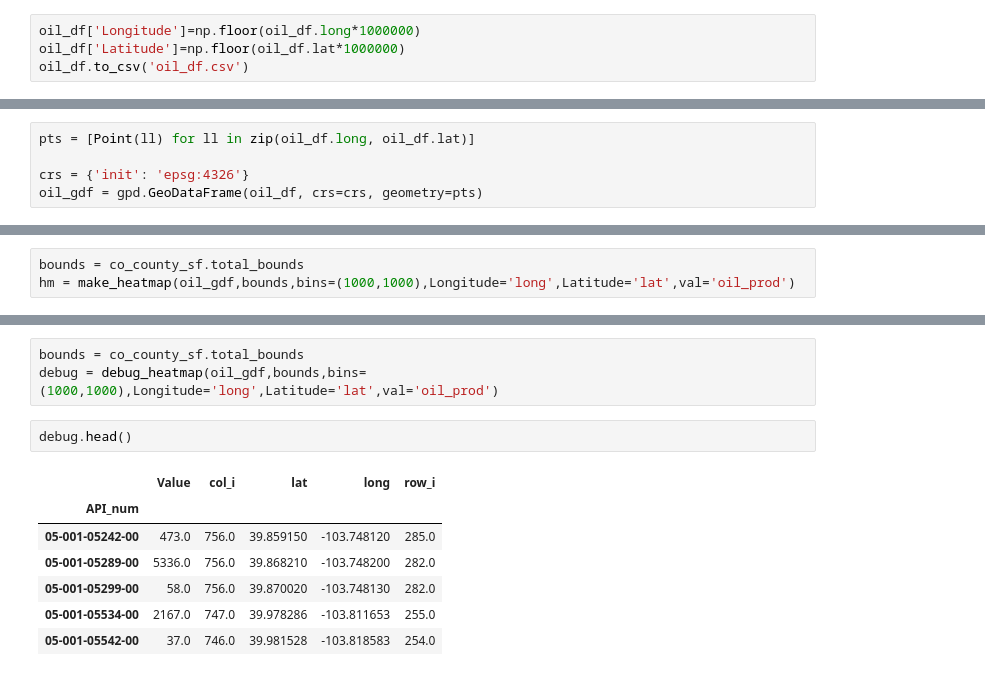
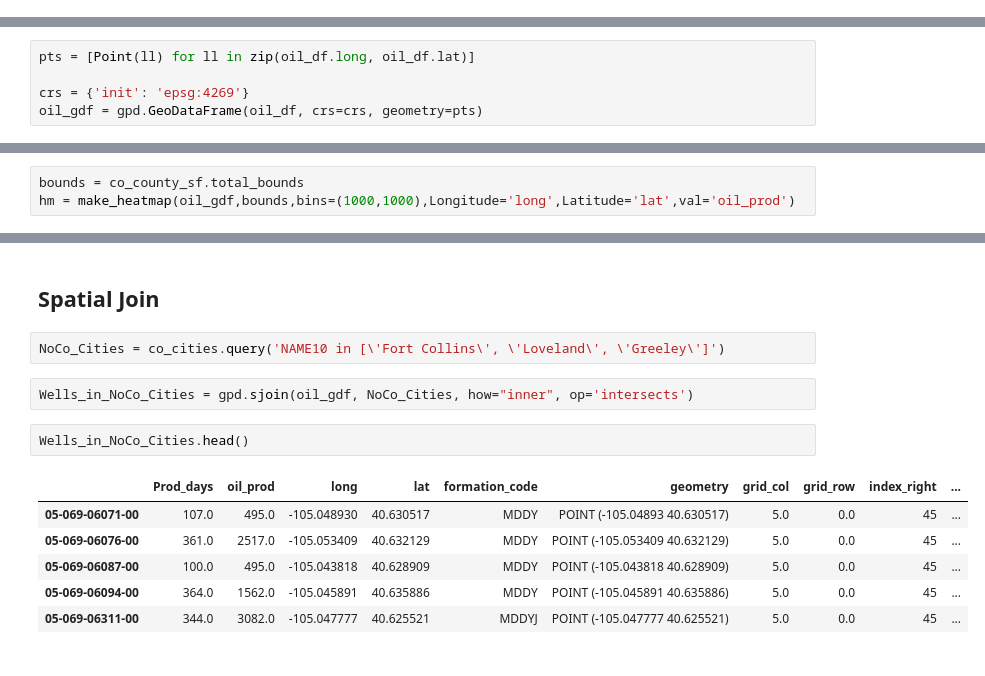
Before and after one commit to focods/geospatial, a Jupyter notebook: OilAndGasMap.ipynb, the cells around one changed output, grey strips where cells are left out. Saved outputs shown, nothing was run; the diff lists cells and outputs as text.

```diff
--- a/OilAndGasMap.ipynb
+++ b/OilAndGasMap.ipynb
@@ -66,10 +66,6 @@ oil_df.query('oil_prod >= 1000').boxplot('oil_prod')
 # %% [output]
 <matplotlib.axes._subplots.AxesSubplot at 0x...>
 [figure]
-# %%
-oil_df['Longitude']=np.floor(oil_df.long*1000000)
-oil_df['Latitude']=np.floor(oil_df.lat*1000000)
-oil_df.to_csv('oil_df.csv')
 # %% [markdown]
 ## Shapefiles
 # %%
@@ -201,7 +214,7 @@ pts.plot(ax=ax, marker='o', color='red', markersize=0.025,alpha=0.3)
 # %%
 pts = [Point(ll) for ll in zip(oil_df.long, oil_df.lat)]
 
-crs = {'init': 'epsg:4326'}
+crs = {'init': 'epsg:4269'}
 oil_gdf = gpd.GeoDataFrame(oil_df, crs=crs, geometry=pts)
 # %%
 # find the 5 most common formation codes
@@ -523,13 +465,15 @@ def debug_heatmap(d, bounds, bins=(10,10), log=True, Longitude = 'Longitude', La
-# %%
-bounds = co_county_sf.total_bounds
-debug = debug_heatmap(oil_gdf,bounds,bins=(1000,1000),Longitude='long',Latitude='lat',val='oil_prod')
+# %% [markdown]
+## Spatial Join
+# %%
+NoCo_Cities = co_cities.query('NAME10 in [\'Fort Collins\', \'Loveland\', \'Greeley\']')
+# %%
+Wells_in_NoCo_Cities = gpd.sjoin(oil_gdf, NoCo_Cities, how="inner", op='intersects')
 # %%
-debug.head()
+Wells_in_NoCo_Cities.head()
 # %% [output]
-|  | Value | col_i | lat | long | row_i |
-| API_num |  |  |  |  |  |
-| 05-001-05242-00 | 473.0 | 756.0 | 39.859150 | -103.748120 | 285.0 |
-| 05-001-05289-00 | 5336.0 | 756.0 | 39.868210 | -103.748200 | 282.0 |
-| 05-001-05299-00 | 58.0 | 756.0 | 39.870020 | -103.748130 | 282.0 |
-| 05-001-05534-00 | 2167.0 | 747.0 | 39.978286 | -103.811653 | 255.0 |
-| 05-001-05542-00 | 37.0 | 746.0 | 39.981528 | -103.818583 | 254.0 |
+|  | Prod_days | oil_prod | long | lat | formation_code | geometry | grid_col | grid_row | index_right | ... |
+| 05-069-06071-00 | 107.0 | 495.0 | -105.048930 | 40.630517 | MDDY | POINT (-105.04893 40.630517) | 5.0 | 0.0 | 45 | ... |
+| 05-069-06076-00 | 361.0 | 2517.0 | -105.053409 | 40.632129 | MDDY | POINT (-105.053409 40.632129) | 5.0 | 0.0 | 45 | ... |
+| 05-069-06087-00 | 100.0 | 495.0 | -105.043818 | 40.628909 | MDDY | POINT (-105.043818 40.628909) | 5.0 | 0.0 | 45 | ... |
+| 05-069-06094-00 | 364.0 | 1562.0 | -105.045891 | 40.635886 | MDDY | POINT (-105.045891 40.635886) | 5.0 | 0.0 | 45 | ... |
+| 05-069-06311-00 | 344.0 | 3082.0 | -105.047777 | 40.625521 | MDDYJ | POINT (-105.047777 40.625521) | 5.0 | 0.0 | 45 | ... |
```
Also changed, not shown: parts of 23 cells of this notebook.
